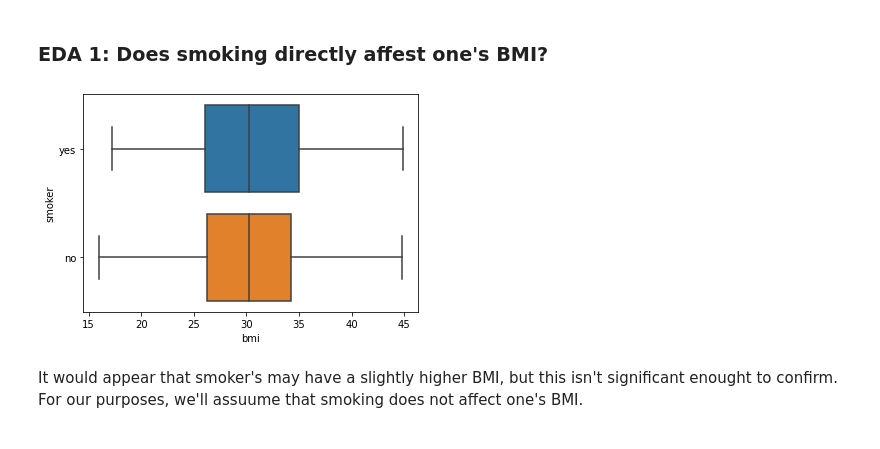
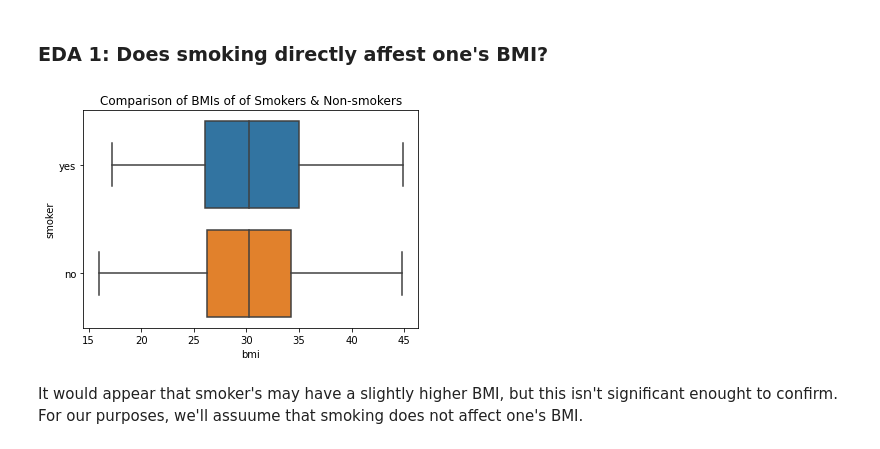
Before and after one commit to data301-2021-summer2/project-group42-project, a Jupyter notebook: analysis/dawson-koerber/milestone2-task3.ipynb, the cells around one changed output. Drawn from its saved outputs; the diff is of its cells as text; code cells hidden in the pictures.

Commit message:
Added titles to plots

```diff
--- a/analysis/dawson-koerber/milestone2-task3.ipynb
+++ b/analysis/dawson-koerber/milestone2-task3.ipynb
@@ -42,9 +42,10 @@ df
 # %%
 #Shows the distribution of BMI amongst smokers and non-smokers
 sns.boxplot(x='bmi', y='smoker', data=df)
+plt.title("Comparison of BMIs of of Smokers & Non-smokers")
 plt.show()
 # %% [output]
-[figure, old version]
+[figure, new version]
 # %% [markdown]
 It would appear that smoker's may have a slightly higher BMI, but this isn't significant enought to confirm.
 For our purposes, we'll assuume that smoking does not affect one's BMI.
```
Also changed, not shown: parts of 2 cells of this notebook, 2 other files.
